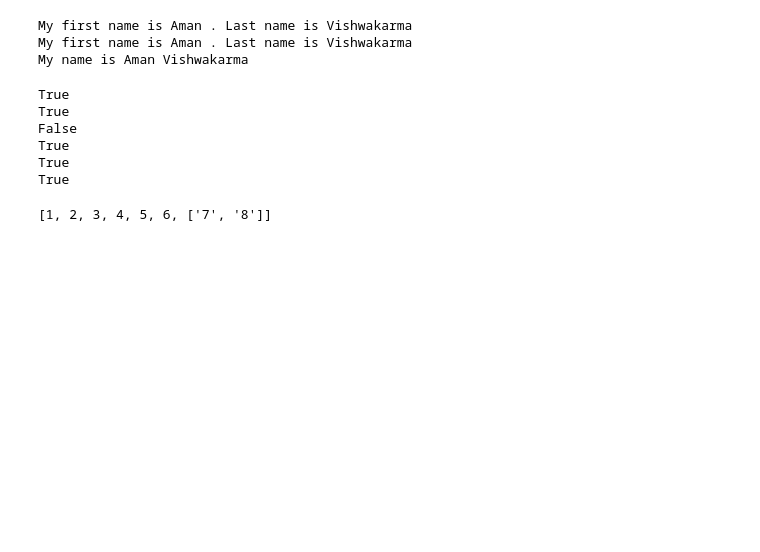
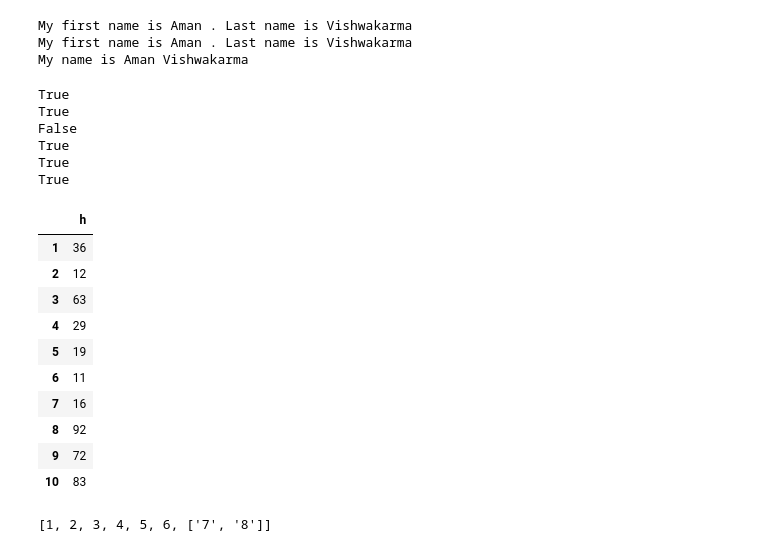
Before and after one commit to its-Aman007/python-program, a Jupyter notebook: python_basics.ipynb, the cells around one changed output. Saved outputs shown, nothing was run; the diff lists cells and outputs as text; code cells hidden in the pictures; blank space fills up the shorter version.

```diff
--- a/python_basics.ipynb
+++ b/python_basics.ipynb
@@ -33,6 +33,25 @@ False
 True
 True
 True
+# %%
+## create a dataframe using two columns as work,hours.
+hours=[36,12,63,29,19,11,16,92,72,83]
+work=[2,3,5,9,1,1,3,6,9,2]
+import pandas as pd
+df=pd.DataFrame({'h':hours, 'w':work},index=[x for x in range(1,11)], columns=['h'])
+df
+# %% [output]
+|  | h |
+| 1 | 36 |
+| 2 | 12 |
+| 3 | 63 |
+| 4 | 29 |
+| 5 | 19 |
+| 6 | 11 |
+| 7 | 16 |
+| 8 | 92 |
+| 9 | 72 |
+| 10 | 83 |
 # %%
 ##list
 ##append
```
Also changed, not shown: parts of 2 cells of this notebook, 2 other files.
